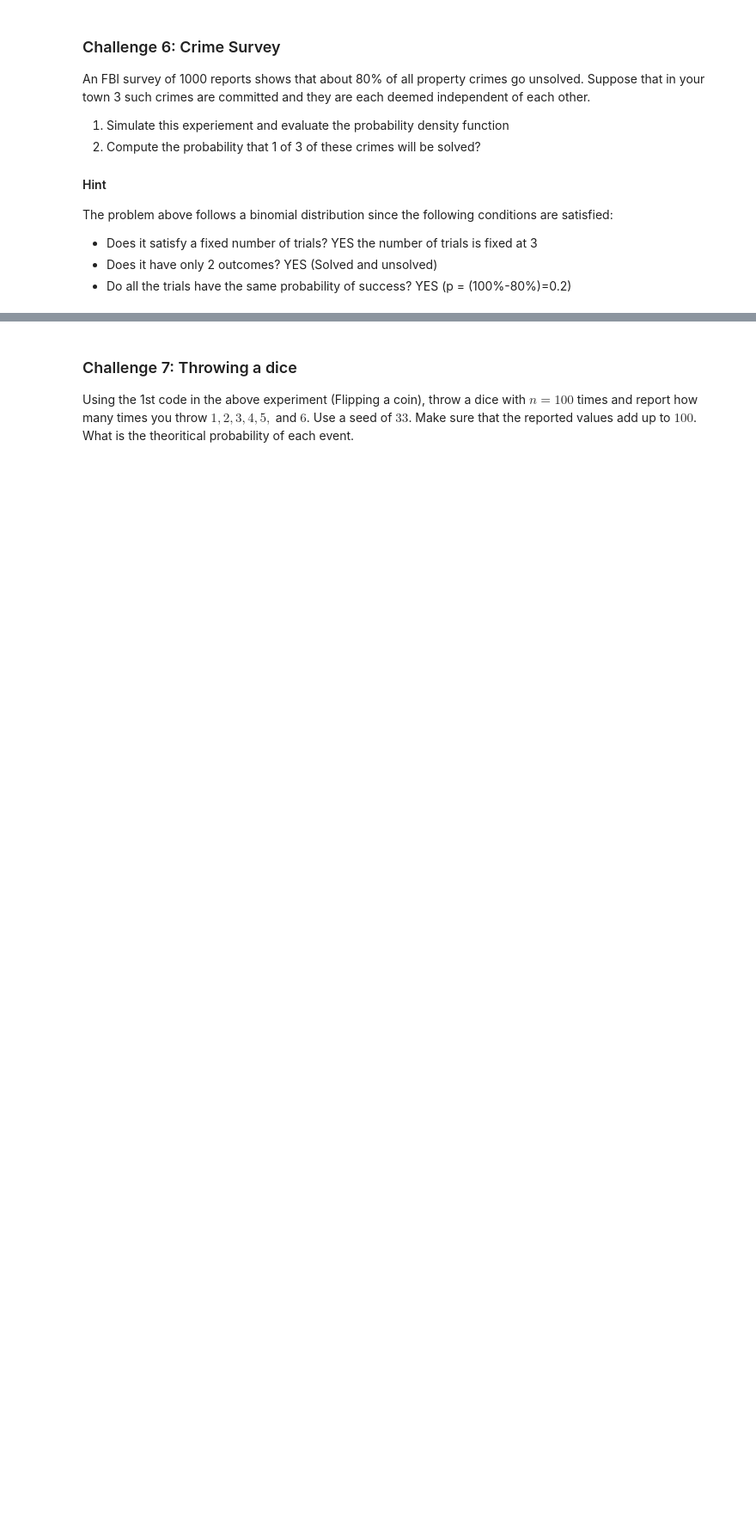
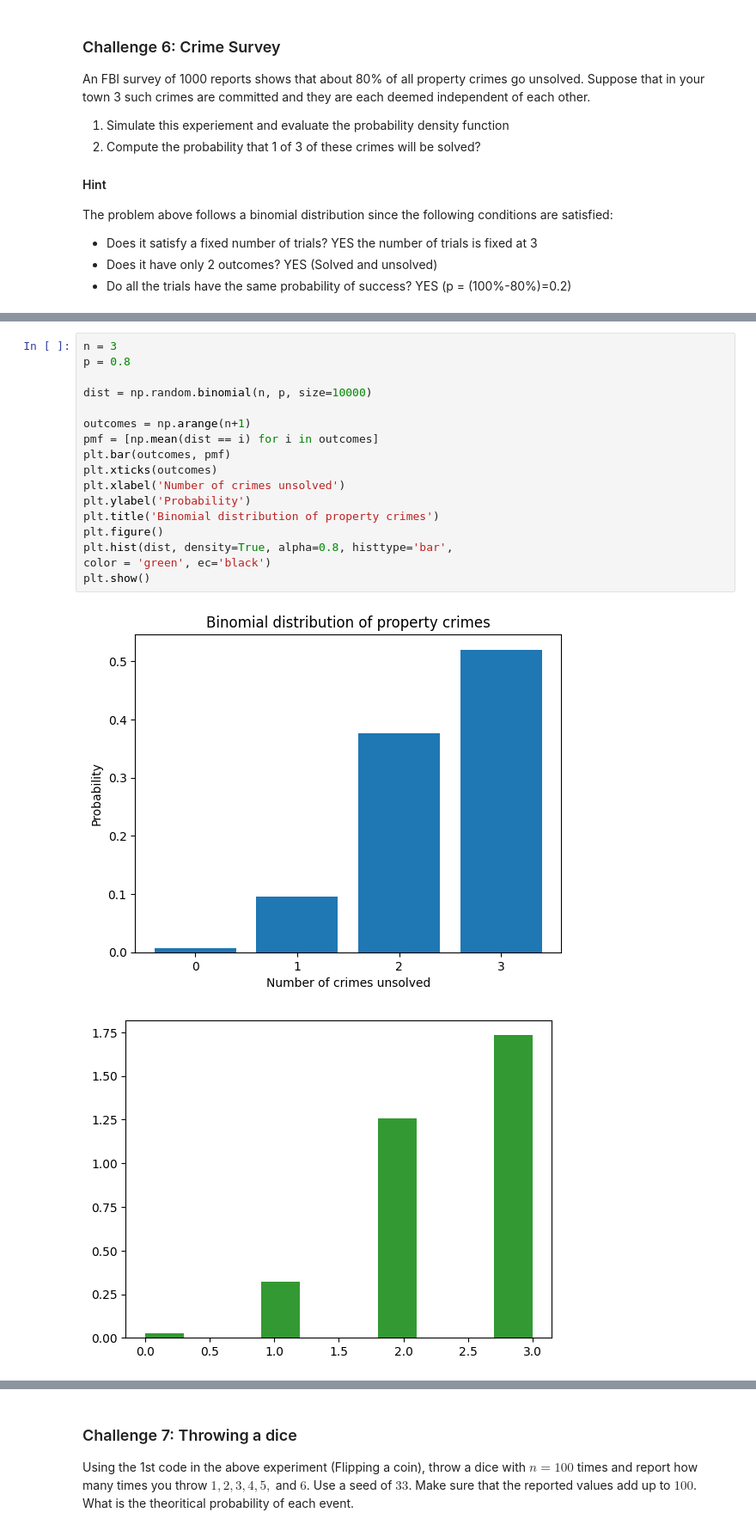
Before and after one commit to SenhadjiMSaid/ModSim-Labs, a Jupyter notebook: ModSim_Lab3/ModSim_Lab3.ipynb, the cells around one changed output, grey strips where cells are left out. Shown at 86% size. Drawn from its saved outputs; the diff is of its cells as text; blank space fills up the shorter version.

```diff
--- a/ModSim_Lab3/ModSim_Lab3.ipynb
+++ b/ModSim_Lab3/ModSim_Lab3.ipynb
@@ -551,0 +564,20 @@ The problem above follows a binomial distribution since the following conditions
+# %%
+n = 3
+p = 0.8
+
+dist = np.random.binomial(n, p, size=10000)
+
+outcomes = np.arange(n+1)
+pmf = [np.mean(dist == i) for i in outcomes]
+plt.bar(outcomes, pmf)
+plt.xticks(outcomes)
+plt.xlabel('Number of crimes unsolved')
+plt.ylabel('Probability')
+plt.title('Binomial distribution of property crimes')
+plt.figure()
+plt.hist(dist, density=True, alpha=0.8, histtype='bar',
+color = 'green', ec='black')
+plt.show()
+# %% [output]
+[figure, added]
+[figure, added]
```
Also changed, not shown: parts of 13 cells of this notebook.
